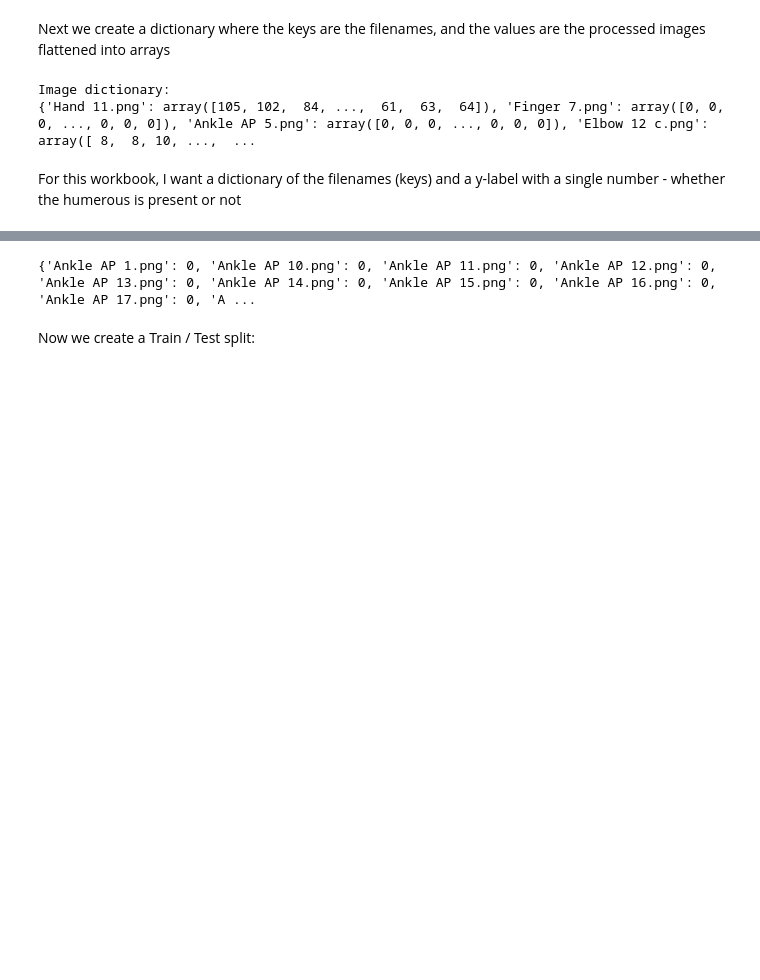
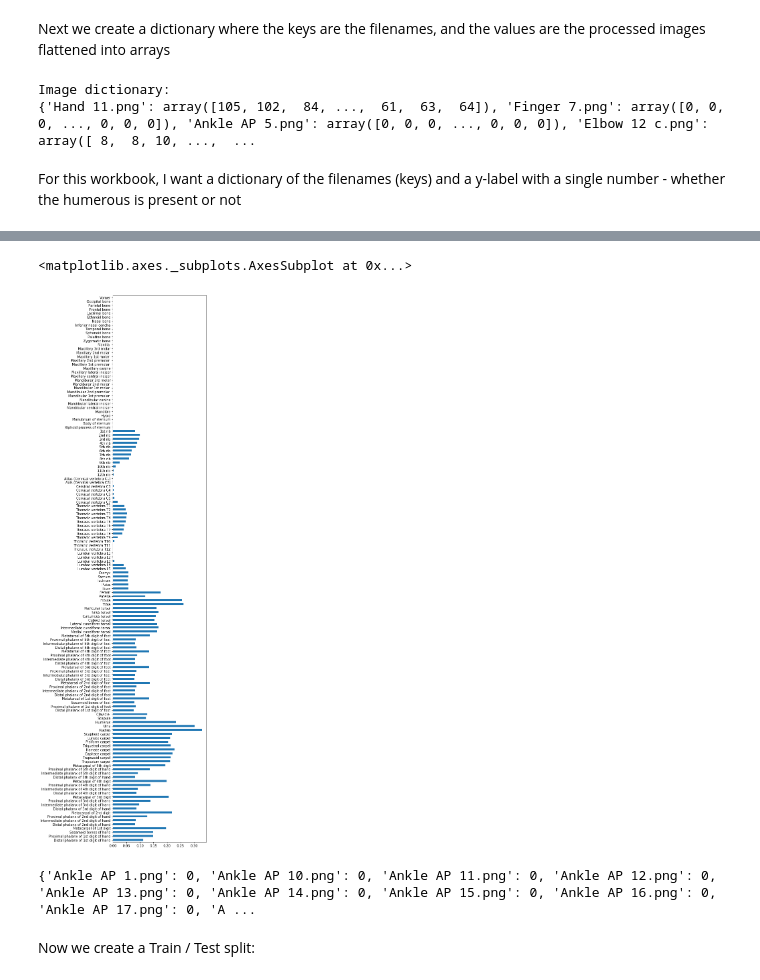
Before and after one commit to AzSaied/Bone-Recognition, a Jupyter notebook: Bone Rec - Binary V2.ipynb, the cells around one changed output, grey strips where cells are left out. Saved outputs shown, nothing was run; the diff lists cells and outputs as text; code cells hidden in the pictures; blank space fills up the shorter version.

```diff
--- a/Bone Rec - Binary V2.ipynb
+++ b/Bone Rec - Binary V2.ipynb
@@ -91,3 +121,8 @@ for i in range(len(xray_labels.index)):
+# %%
+xray_labels.mean().plot.barh(figsize=(5, 30))
+# %% [output]
+<matplotlib.axes._subplots.AxesSubplot at 0x...>
+[figure, added]
 # %%
 #Lets make a quick dictionary of humerus labels
 x_ray = xray_labels['x-ray']
```
Also changed, not shown: parts of 18 cells of this notebook, 6 other files.
